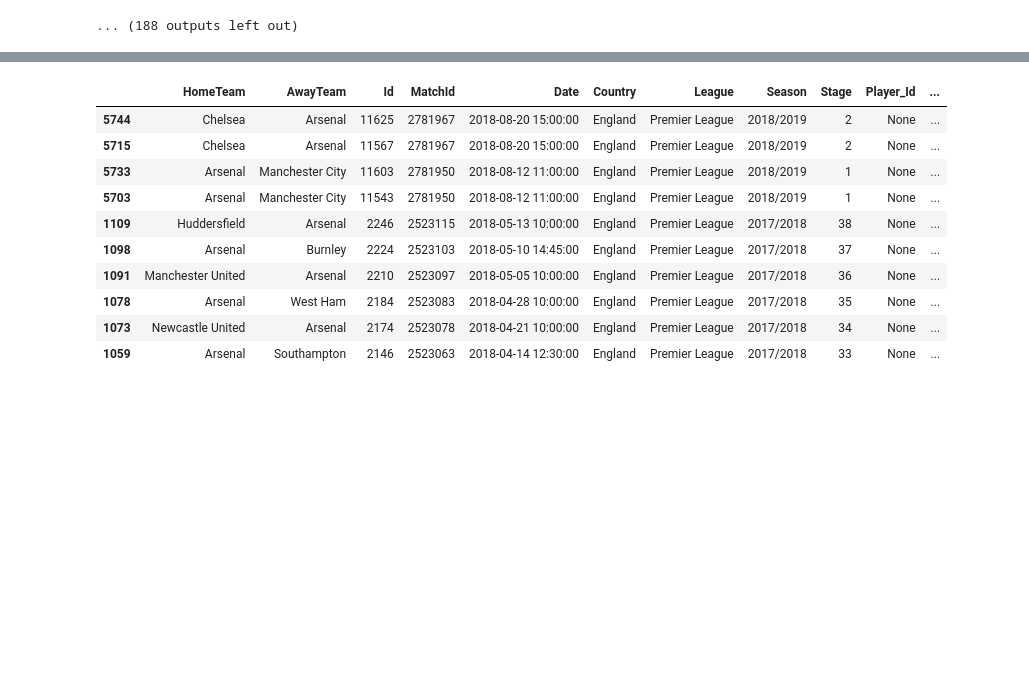
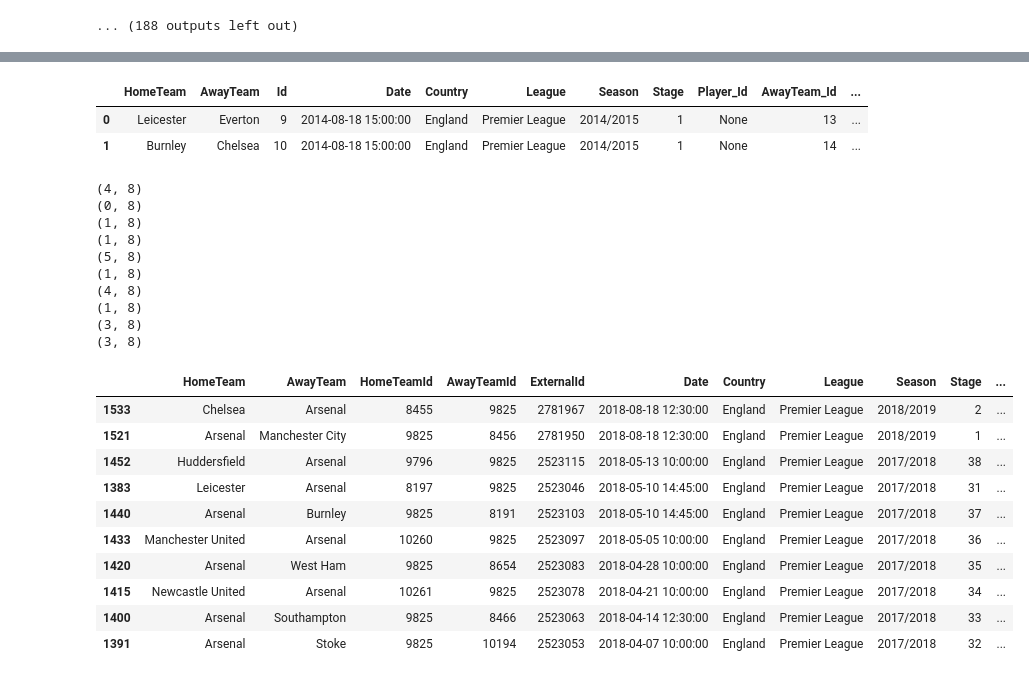
Before and after one commit to mararrdeveloper/football-data-collection, a Jupyter notebook: DataScience/FootballData.ipynb, the cells around one changed output, grey strips where cells are left out. Drawn from its saved outputs; the diff is of its cells as text; code cells hidden in the pictures; blank space fills up the shorter version.

```diff
--- a/DataScience/FootballData.ipynb
+++ b/DataScience/FootballData.ipynb
@@ -10,14 +10,14 @@ conn = pyodbc.connect("Driver={SQL Server Native Client 11.0};"
 #conn = pymssql.connect(server="localhost", user="",password="", port=63642)  # You can lookup the port number inside SQL server.
 # %%
 #Matches select
-stmt = """SELECT  Teams.FullName as HomeTeam, Teams2.FullName as AwayTeam, Teams.Id
-	  ,[Matches].ExternalId as MatchId
+stmt = """SELECT  Teams.FullName as HomeTeam, Teams2.FullName as AwayTeam,
+        Teams.ExternalId as HomeTeamId, Teams2.ExternalId as AwayTeamId
+	  ,[Matches].ExternalId as ExternalId
       ,[Date]
       ,[Country]
       ,[League]
       ,[Season]
       ,[Stage]
-      ,[Player_Id]
       ,[AwayTeam_Id]
       ,[HomeTeam_Id]
 FROM  [FootballData].[dbo].[Matches]
@@ -26,5 +26,5 @@ LEFT JOIN [Teams] as Teams2 ON Matches.AwayTeam_Id = Teams2.Id"""
 # Excute Query here
 df_matches = pd.read_sql(stmt,conn)
 print(df_matches.shape)
-df_matches.head(2)
+df_matches.head(10)
 # %% [output]
@@ -157,7 +176,7 @@ premier_league = result[ (result['Season'] == '2017/2018') & (result['League'] =
 #print(result.shape)
 
 
-teams_coreners = df_corners.groupby('TeamId')
+#teams_coreners = df_corners.groupby('TeamId')
 goal_matches = pd.merge(df_corners.set_index("MatchId"), df_matches.set_index("ExternalId"), how='right')
 
 #goal_matches_home_team = pd.merge(goal_matches.set_index("HomeTeam_Id"), df_teams.set_index("ExternalId"), how='left')
@@ -181,6 +200,10 @@ result.head(2)
 #print(premier_league_minutes.shape)
 #minutes_sum.first()
 #print(list(premier_league_minutes.columns.values))
+# %% [output]
+|  | HomeTeam | AwayTeam | Id | Date | Country | League | Season | Stage | Player_Id | AwayTeam_Id | ... |
+| 0 | Leicester | Everton | 9 | 2014-08-18 15:00:00 | England | Premier League | 2014/2015 | 1 | None | 13 | ... |
+| 1 | Burnley | Chelsea | 10 | 2014-08-18 15:00:00 | England | Premier League | 2014/2015 | 1 | None | 14 | ... |
 # %%
 goals = pd.merge( df_matches.set_index("ExternalId"), df_goals.set_index("MatchId"), how='left')
 #result = goals[goals['Minute'].notnull()]
@@ -218,26 +241,42 @@ minutes_sum.first()
 # %%
 def get_last_matches(date, team, x = 10):
     ''' Get the last x matches of a given team. '''
 
     #Filter team matches from matches
-    team_matches = df_matches[(df_matches['HomeTeam'] == team) | (df_matches['AwayTeam'] == team)]
-
+    team_matches = df_matches[(df_matches['HomeTeam'] == team) | (df_matches['AwayTeam'] == team)].drop_duplicates(['ExternalId'])
+    team_matches['ExternalId'] = team_matches['ExternalId'].astype(int)
     #Filter x last matches from team matches
     last_matches = team_matches[team_matches.Date < date].sort_values(by = 'Date', ascending = False).iloc[0:x,:]
 
+    for index, row in last_matches.iterrows():
+        isHome = True if  row['HomeTeam'] == team else False
+        teamId = row['HomeTeamId'] if isHome else row['AwayTeamId']
+        match_goals_home = df_goals[(df_goals['TeamId'] == teamId)]
+        match_goals_home = match_goals_home[match_goals_home['MatchId'] == row['ExternalId']]
+        print(match_goals_home.shape)
     #Return last matches
     return last_matches
 
 get_last_matches("2018-08-27 15:00:00", "Arsenal")
 # %% [output]
+(4, 8)
+(0, 8)
+(1, 8)
+(1, 8)
+(5, 8)
+(1, 8)
+(4, 8)
+(1, 8)
+(3, 8)
+(3, 8)
-|  | HomeTeam | AwayTeam | Id | MatchId | Date | Country | League | Season | Stage | Player_Id | ... |
-| 5744 | Chelsea | Arsenal | 11625 | 2781967 | 2018-08-20 15:00:00 | England | Premier League | 2018/2019 | 2 | None | ... |
-| 5715 | Chelsea | Arsenal | 11567 | 2781967 | 2018-08-20 15:00:00 | England | Premier League | 2018/2019 | 2 | None | ... |
-| 5733 | Arsenal | Manchester City | 11603 | 2781950 | 2018-08-12 11:00:00 | England | Premier League | 2018/2019 | 1 | None | ... |
-| 5703 | Arsenal | Manchester City | 11543 | 2781950 | 2018-08-12 11:00:00 | England | Premier League | 2018/2019 | 1 | None | ... |
-| 1109 | Huddersfield | Arsenal | 2246 | 2523115 | 2018-05-13 10:00:00 | England | Premier League | 2017/2018 | 38 | None | ... |
-| 1098 | Arsenal | Burnley | 2224 | 2523103 | 2018-05-10 14:45:00 | England | Premier League | 2017/2018 | 37 | None | ... |
-| 1091 | Manchester United | Arsenal | 2210 | 2523097 | 2018-05-05 10:00:00 | England | Premier League | 2017/2018 | 36 | None | ... |
-| 1078 | Arsenal | West Ham | 2184 | 2523083 | 2018-04-28 10:00:00 | England | Premier League | 2017/2018 | 35 | None | ... |
-| 1073 | Newcastle United | Arsenal | 2174 | 2523078 | 2018-04-21 10:00:00 | England | Premier League | 2017/2018 | 34 | None | ... |
-| 1059 | Arsenal | Southampton | 2146 | 2523063 | 2018-04-14 12:30:00 | England | Premier League | 2017/2018 | 33 | None | ... |
+|  | HomeTeam | AwayTeam | HomeTeamId | AwayTeamId | ExternalId | Date | Country | League | Season | Stage | ... |
+| 1533 | Chelsea | Arsenal | 8455 | 9825 | 2781967 | 2018-08-18 12:30:00 | England | Premier League | 2018/2019 | 2 | ... |
+| 1521 | Arsenal | Manchester City | 9825 | 8456 | 2781950 | 2018-08-18 12:30:00 | England | Premier League | 2018/2019 | 1 | ... |
+| 1452 | Huddersfield | Arsenal | 9796 | 9825 | 2523115 | 2018-05-13 10:00:00 | England | Premier League | 2017/2018 | 38 | ... |
+| 1383 | Leicester | Arsenal | 8197 | 9825 | 2523046 | 2018-05-10 14:45:00 | England | Premier League | 2017/2018 | 31 | ... |
+| 1440 | Arsenal | Burnley | 9825 | 8191 | 2523103 | 2018-05-10 14:45:00 | England | Premier League | 2017/2018 | 37 | ... |
+| 1433 | Manchester United | Arsenal | 10260 | 9825 | 2523097 | 2018-05-05 10:00:00 | England | Premier League | 2017/2018 | 36 | ... |
+| 1420 | Arsenal | West Ham | 9825 | 8654 | 2523083 | 2018-04-28 10:00:00 | England | Premier League | 2017/2018 | 35 | ... |
+| 1415 | Newcastle United | Arsenal | 10261 | 9825 | 2523078 | 2018-04-21 10:00:00 | England | Premier League | 2017/2018 | 34 | ... |
+| 1400 | Arsenal | Southampton | 9825 | 8466 | 2523063 | 2018-04-14 12:30:00 | England | Premier League | 2017/2018 | 33 | ... |
+| 1391 | Arsenal | Stoke | 9825 | 10194 | 2523053 | 2018-04-07 10:00:00 | England | Premier League | 2017/2018 | 32 | ... |
```
Also changed, not shown: parts of 5 cells of this notebook.
